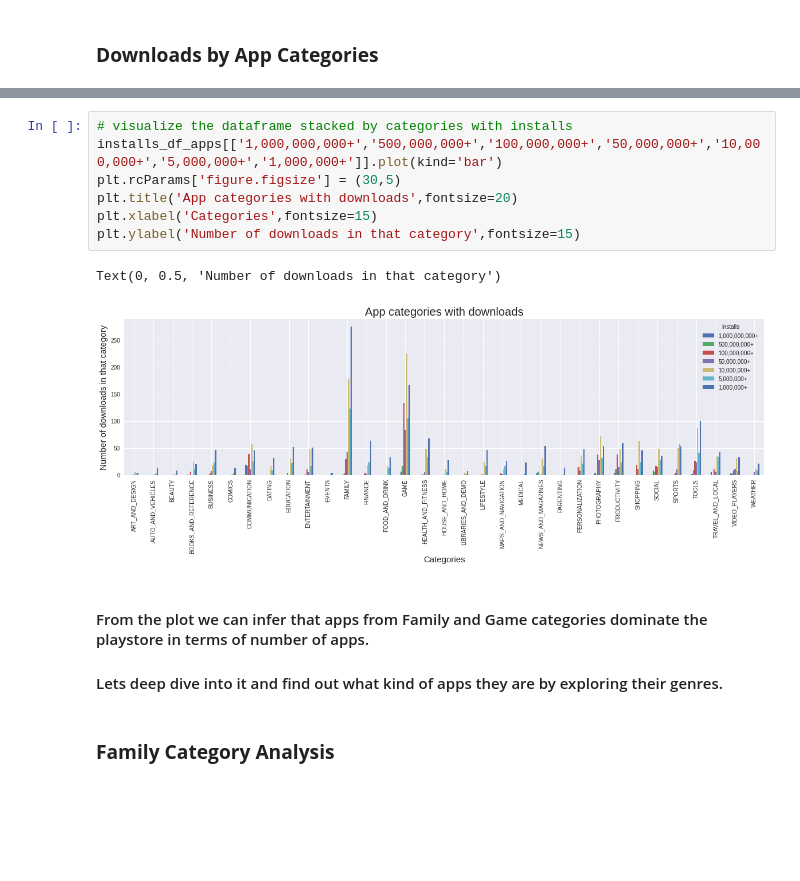
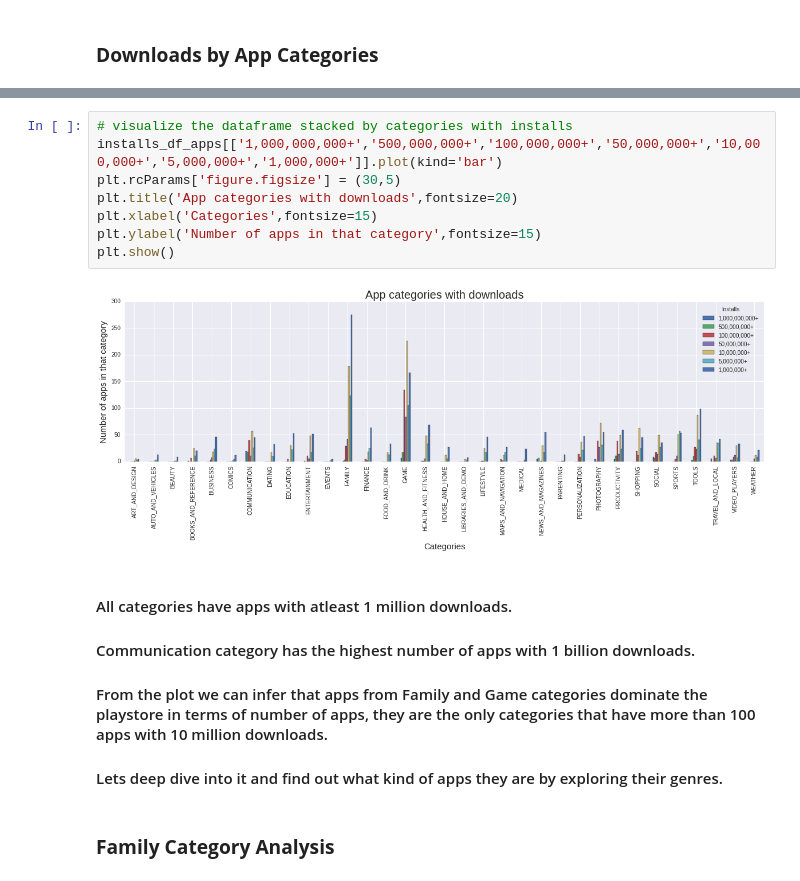
Before and after one commit to Selva-Subramanian/Playstore-Apps-Review-Analysis, a Jupyter notebook: Playstore_Apps_Review_Analysis.ipynb, the cells around one changed output, grey strips where cells are left out. Cells and saved outputs as stored; diff of their text form; blank space fills up the shorter version.

```diff
--- a/Playstore_Apps_Review_Analysis.ipynb
+++ b/Playstore_Apps_Review_Analysis.ipynb
@@ -306,15 +306,20 @@ installs_df_apps
 # %%
 # visualize the dataframe stacked by categories with installs
 installs_df_apps[['1,000,000,000+','500,000,000+','100,000,000+','50,000,000+','10,000,000+','5,000,000+','1,000,000+']].plot(kind='bar')
 plt.rcParams['figure.figsize'] = (30,5)
 plt.title('App categories with downloads',fontsize=20)
 plt.xlabel('Categories',fontsize=15)
-plt.ylabel('Number of downloads in that category',fontsize=15)
+plt.ylabel('Number of apps in that category',fontsize=15)
+plt.show()
 # %% [output]
-Text(0, 0.5, 'Number of downloads in that category')
-[figure, old version]
+[figure, new version]
 # %% [markdown]
-#### From the plot we can infer that apps from Family and Game categories dominate the playstore in terms of number of apps.
+#### All categories have apps with atleast 1 million downloads.
+
+#### Communication category has the highest number of apps with 1 billion downloads.
+
+#### From the plot we can infer that apps from Family and Game categories dominate the playstore in terms of number of apps, they are the only categories that have more than 100 apps with 10 million downloads.
+
 #### Lets deep dive into it and find out what kind of apps they are by exploring their genres.
 # %% [markdown]
 ### <b> Family Category Analysis
```
Also changed, not shown: parts of 15 cells of this notebook.
